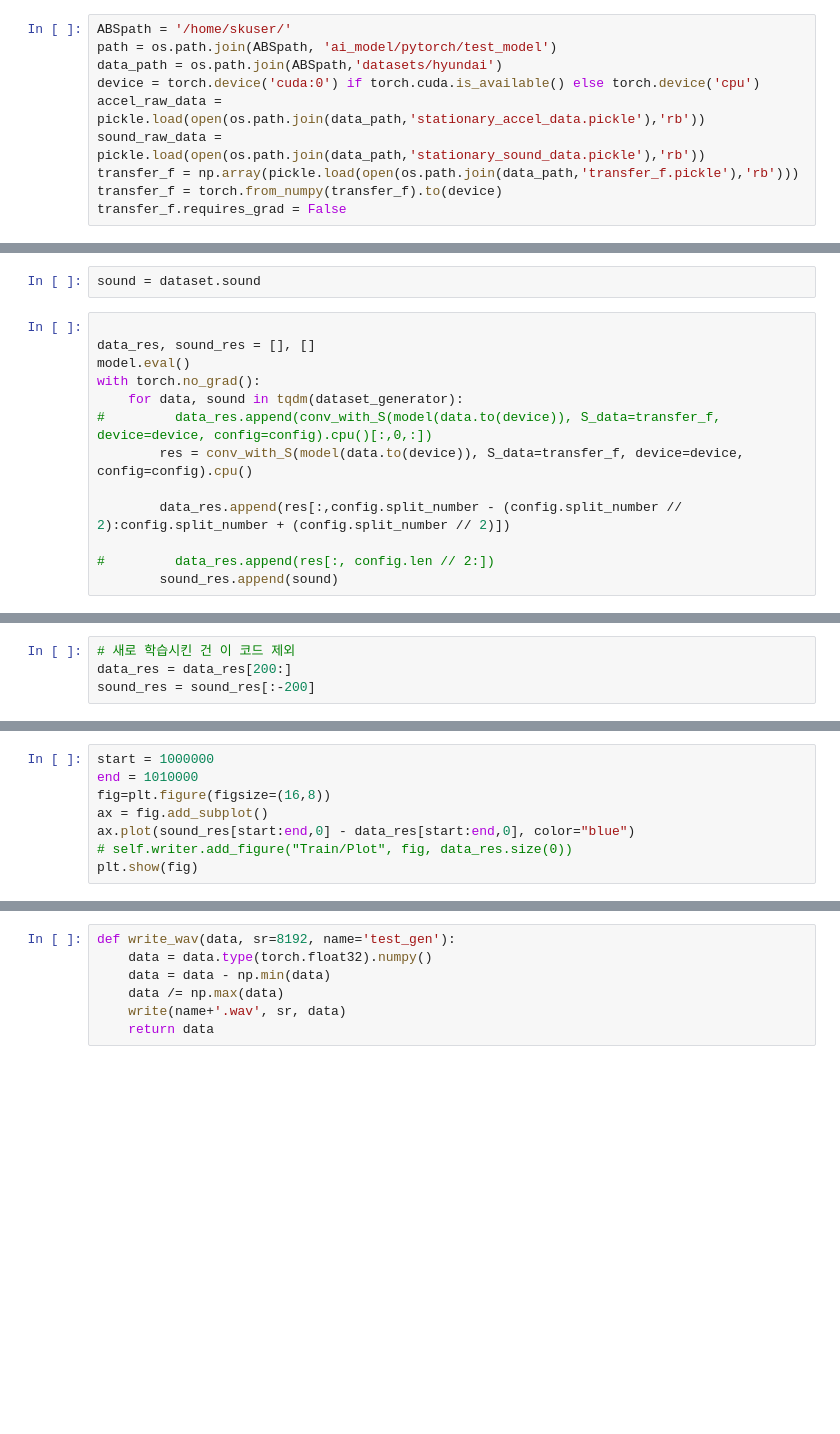
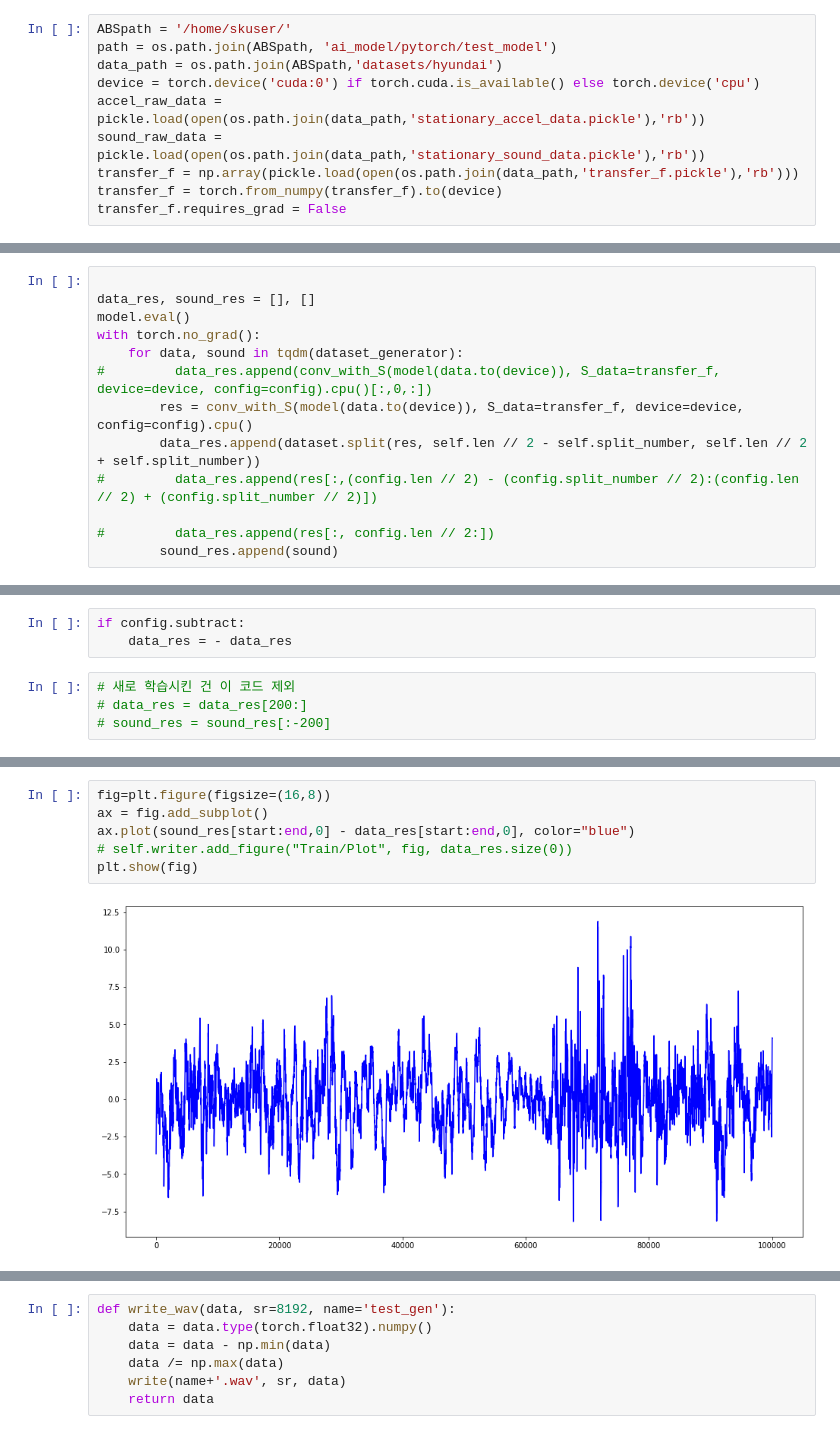
Before and after one commit to lsg1213/ai_model, a Jupyter notebook: pytorch/test_model/visualization.ipynb, the cells around one changed output, grey strips where cells are left out. Cells and saved outputs as stored; diff of their text form; blank space fills up the shorter version.

```diff
--- a/pytorch/test_model/visualization.ipynb
+++ b/pytorch/test_model/visualization.ipynb
@@ -52,5 +55,3 @@ dataset_generator = DataLoader(dataset, batch_size=32, shuffle=False, num_worker
-# %%
-sound = dataset.sound
 # %%
 
 data_res, sound_res = [], []
@@ -59,8 +60,8 @@ with torch.no_grad():
     for data, sound in tqdm(dataset_generator):
 #         data_res.append(conv_with_S(model(data.to(device)), S_data=transfer_f, device=device, config=config).cpu()[:,0,:])
         res = conv_with_S(model(data.to(device)), S_data=transfer_f, device=device, config=config).cpu()
-
-        data_res.append(res[:,config.split_number - (config.split_number // 2):config.split_number + (config.split_number // 2)])
+        data_res.append(dataset.split(res, self.len // 2 - self.split_number, self.len // 2 + self.split_number))
+#         data_res.append(res[:,(config.len // 2) - (config.split_number // 2):(config.len // 2) + (config.split_number // 2)])
 
 #         data_res.append(res[:, config.len // 2:])
         sound_res.append(sound)
@@ -103,7 +91,10 @@ sound_res = torch.reshape(sound_res, (-1,data_res.size(-1)))
+# %%
+if config.subtract:
+    data_res = - data_res
 # %%
 # 새로 학습시킨 건 이 코드 제외
-data_res = data_res[200:]
-sound_res = sound_res[:-200]
+# data_res = data_res[200:]
+# sound_res = sound_res[:-200]
 # %%
 fig = plt.figure()
 fig, ax_lst = plt.subplots(1, 2, figsize=(16,10))
@@ -124,8 +122,8 @@ plt.show(fig)
 # %%
-start = 1000000
-end = 1010000
 fig=plt.figure(figsize=(16,8))
 ax = fig.add_subplot()
 ax.plot(sound_res[start:end,0] - data_res[start:end,0], color="blue")
 # self.writer.add_figure("Train/Plot", fig, data_res.size(0))
 plt.show(fig)
+# %% [output]
+[figure, added]
```
Also changed, not shown: parts of 19 cells of this notebook, 3 other files.
